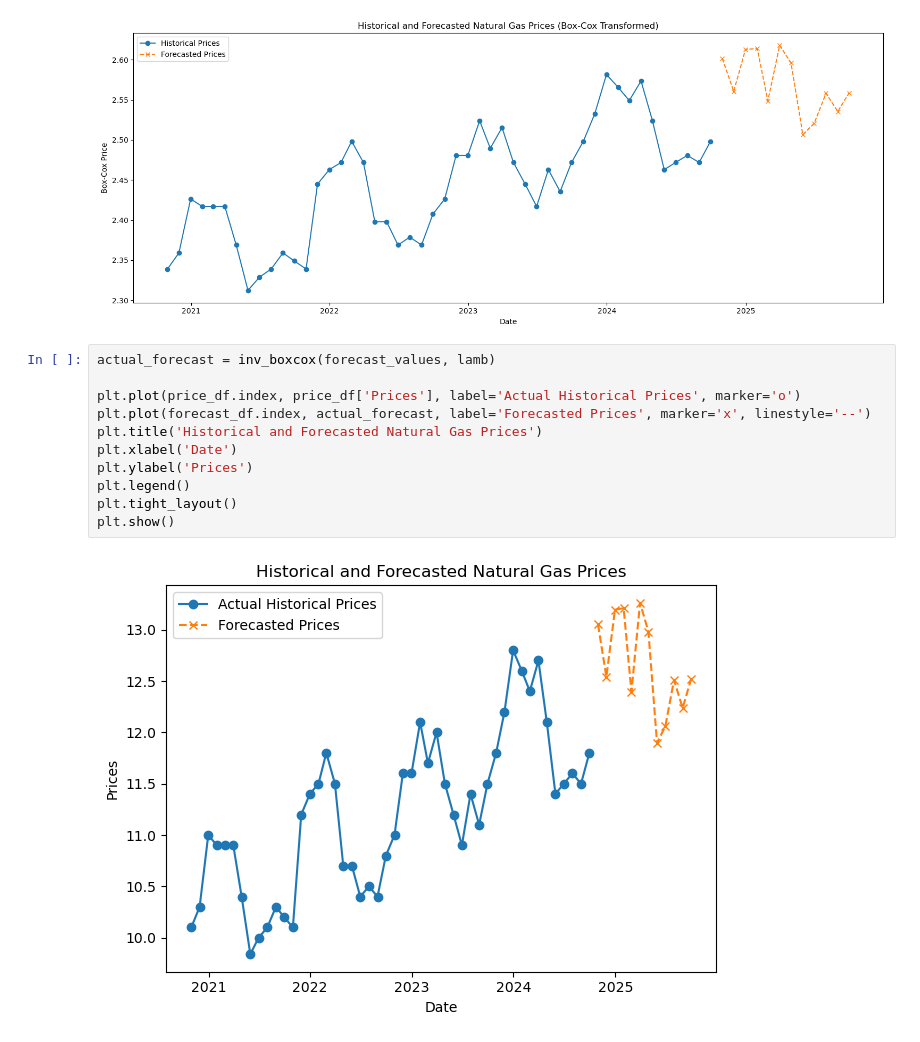
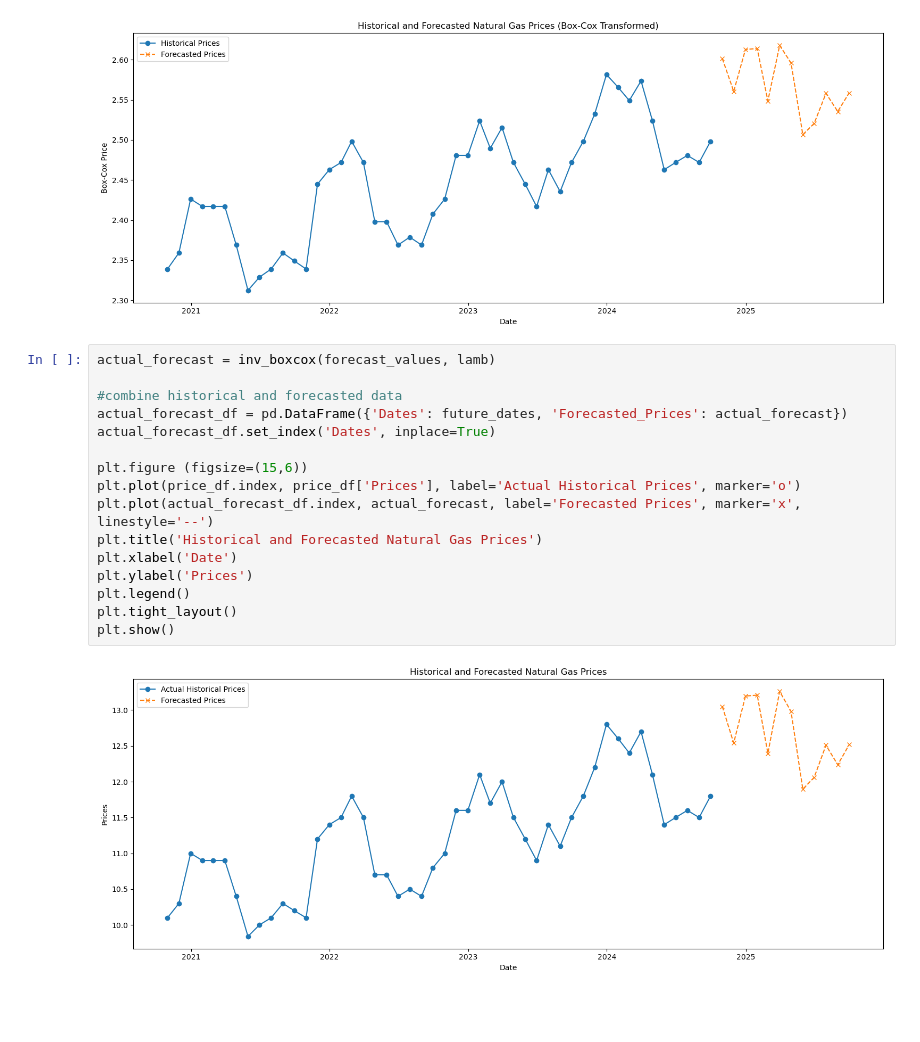
Before and after one commit to odhiambo1738/natural-gas-prediction, a Jupyter notebook: natural gas prediction.ipynb, the cells around one changed output. Drawn from its saved outputs; the diff is of its cells as text; blank space fills up the shorter version.

```diff
--- a/natural gas prediction.ipynb
+++ b/natural gas prediction.ipynb
@@ -245,16 +246,21 @@ plt.show()
 # %%
 actual_forecast = inv_boxcox(forecast_values, lamb)
 
+#combine historical and forecasted data
+actual_forecast_df = pd.DataFrame({'Dates': future_dates, 'Forecasted_Prices': actual_forecast})
+actual_forecast_df.set_index('Dates', inplace=True)
+
+plt.figure (figsize=(15,6))
 plt.plot(price_df.index, price_df['Prices'], label='Actual Historical Prices', marker='o')
-plt.plot(forecast_df.index, actual_forecast, label='Forecasted Prices', marker='x', linestyle='--')
+plt.plot(actual_forecast_df.index, actual_forecast, label='Forecasted Prices', marker='x', linestyle='--')
 plt.title('Historical and Forecasted Natural Gas Prices')
 plt.xlabel('Date')
 plt.ylabel('Prices')
 plt.legend()
 plt.tight_layout()
 plt.show()
 # %% [output]
-[figure, old version]
+[figure, new version]
 # %%
 def get_price (price_df):
     user_date = input ("Enter an end of month date (YYYY-MM-DD) to get the forecasted price: ")
```
Also changed, not shown: parts of 3 cells of this notebook.
